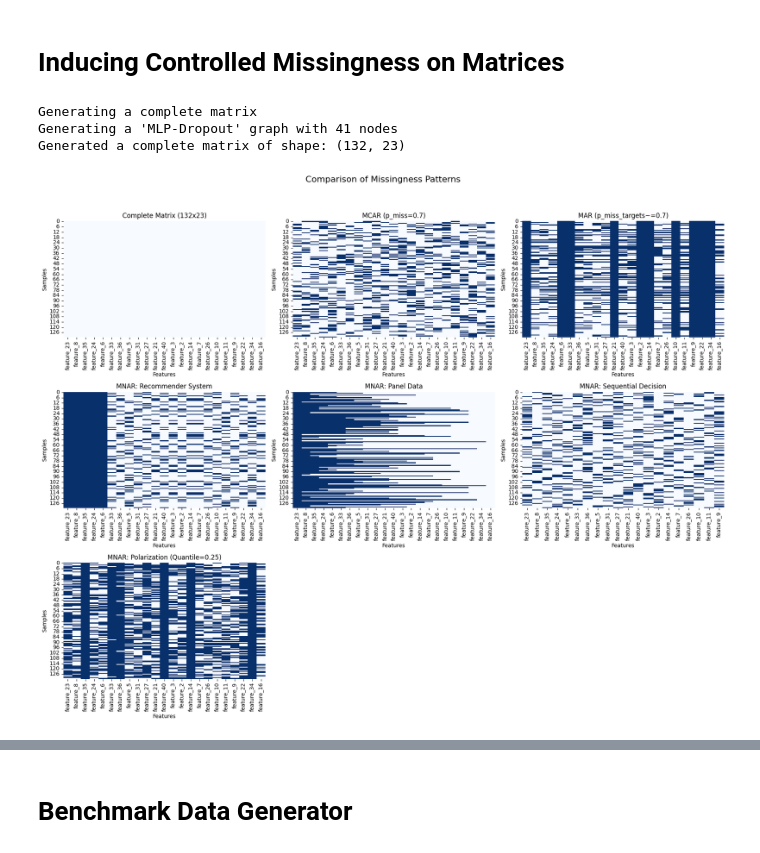
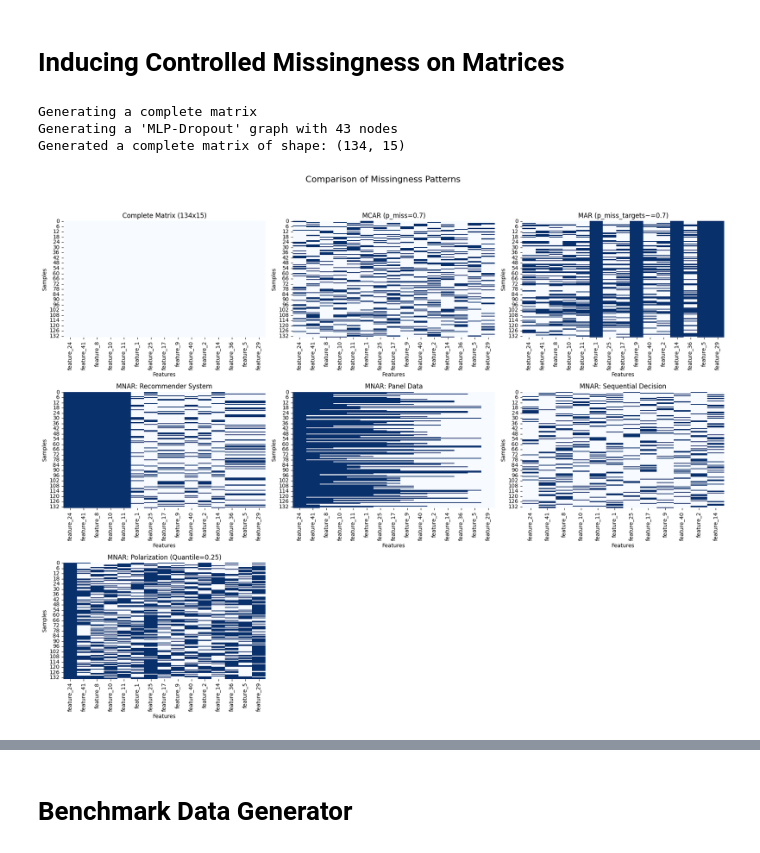
Before and after one commit to jacobf18/tabular, a Jupyter notebook: matrix_generating.ipynb, the cells around one changed output, grey strips where cells are left out. Cells and saved outputs as stored; diff of their text form; code cells hidden in the pictures.

```diff
--- a/matrix_generating.ipynb
+++ b/matrix_generating.ipynb
@@ -625,8 +587,8 @@ if __name__ == '__main__':
         'graph_generation_method': ['MLP-Dropout'], 'num_nodes_low': 40, 'num_nodes_high': 50,
         'mlp_num_layers_mean': 5, 'function_type_mixture_ratio': 0.7,
         'scm_activation_functions': list(ACTIVATION_FUNCTIONS.keys()), 'xgb_n_estimators_exp_scale': 0.5,
-        'xgb_max_depth_exp_scale': 0.5, 'num_rows_low': 100, 'num_rows_high': 200,
-        'num_cols_low': 20, 'num_cols_high': 40, 'root_node_noise_dist': ['Normal', 'Uniform'],
+        'xgb_max_depth_exp_scale': 0.5, 'num_rows_low': 50, 'num_rows_high': 200,
+        'num_cols_low': 5, 'num_cols_high': 20, 'root_node_noise_dist': ['Normal', 'Uniform'],
         'apply_feature_warping_prob': 0.0, 'apply_quantization_prob': 0.0,
     }
 
@@ -660,33 +622,33 @@ if __name__ == '__main__':
 
     sns.heatmap(mar_df.notna(), ax=ax[2], cbar=False, cmap='Blues')
     ax[2].set_title(f'MAR (p_miss_targets~={p_missing})')
 
     sns.heatmap(rec_sys_df.notna(), ax=ax[3], cbar=False, cmap='Blues')
     ax[3].set_title('MNAR: Recommender System')
 
     sns.heatmap(panel_df.notna(), ax=ax[4], cbar=False, cmap='Blues')
     ax[4].set_title('MNAR: Panel Data')
 
     sns.heatmap(seq_dec_df.notna(), ax=ax[5], cbar=False, cmap='Blues')
     ax[5].set_title(f'MNAR: Sequential Decision')
 
     # --- Plot the new pattern ---
     sns.heatmap(polarization_df.notna(), ax=ax[6], cbar=False, cmap='Blues')
     ax[6].set_title('MNAR: Polarization (Quantile=0.25)')
 
     # Turn off unused axes
     ax[7].axis('off')
     ax[8].axis('off')
 
     for i in range(7):
         ax[i].set_xlabel('Features')
         ax[i].set_ylabel('Samples')
 
 
     plt.tight_layout(rect=[0, 0.03, 1, 0.95])
     plt.show()
 # %% [output]
 Generating a complete matrix
-Generating a 'MLP-Dropout' graph with 41 nodes
-Generated a complete matrix of shape: (132, 23)
+Generating a 'MLP-Dropout' graph with 43 nodes
+Generated a complete matrix of shape: (134, 15)
-[figure, old version]
+[figure, new version]
```
Also changed, not shown: parts of 10 cells of this notebook, 2 other files.
